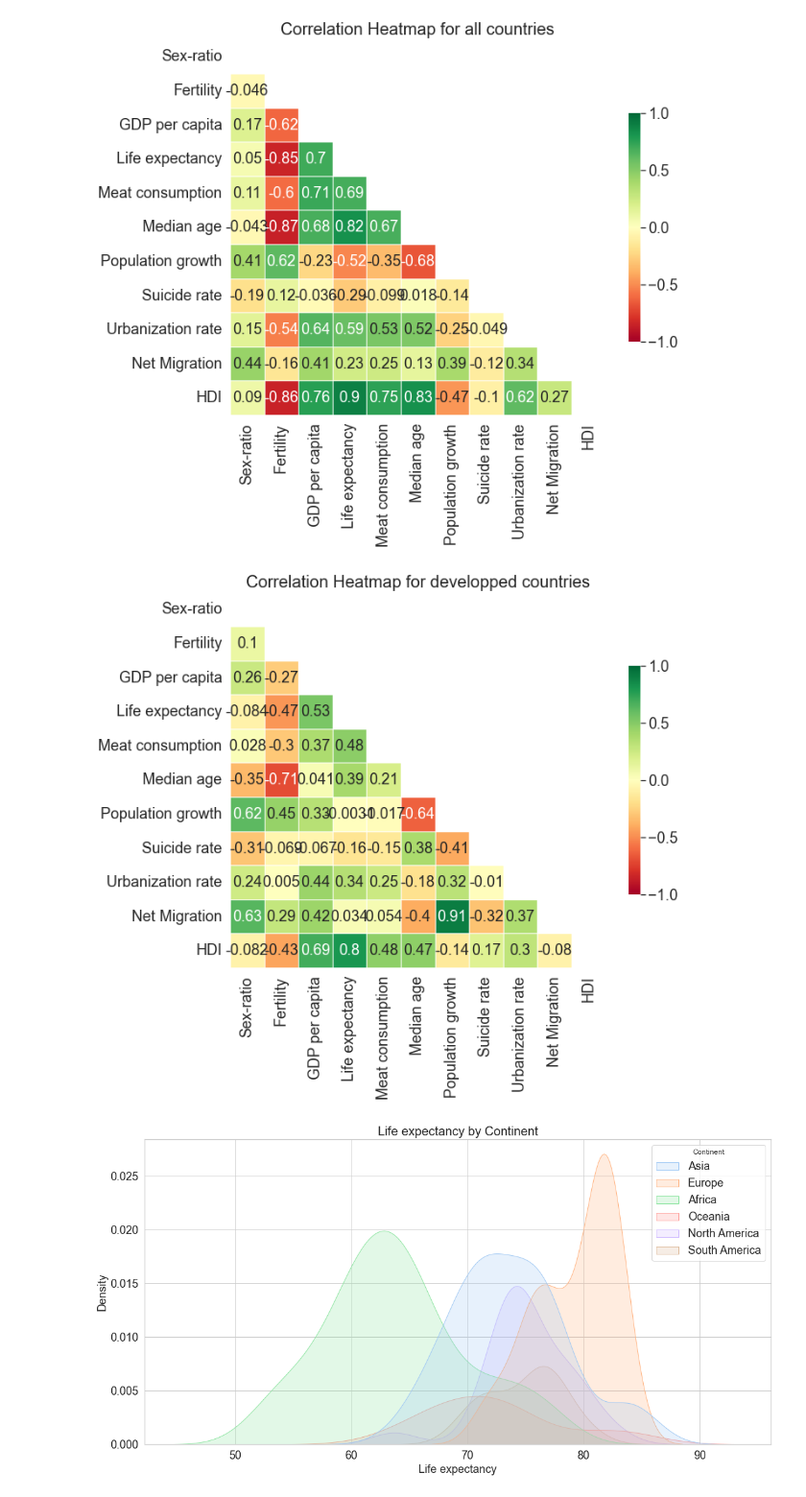
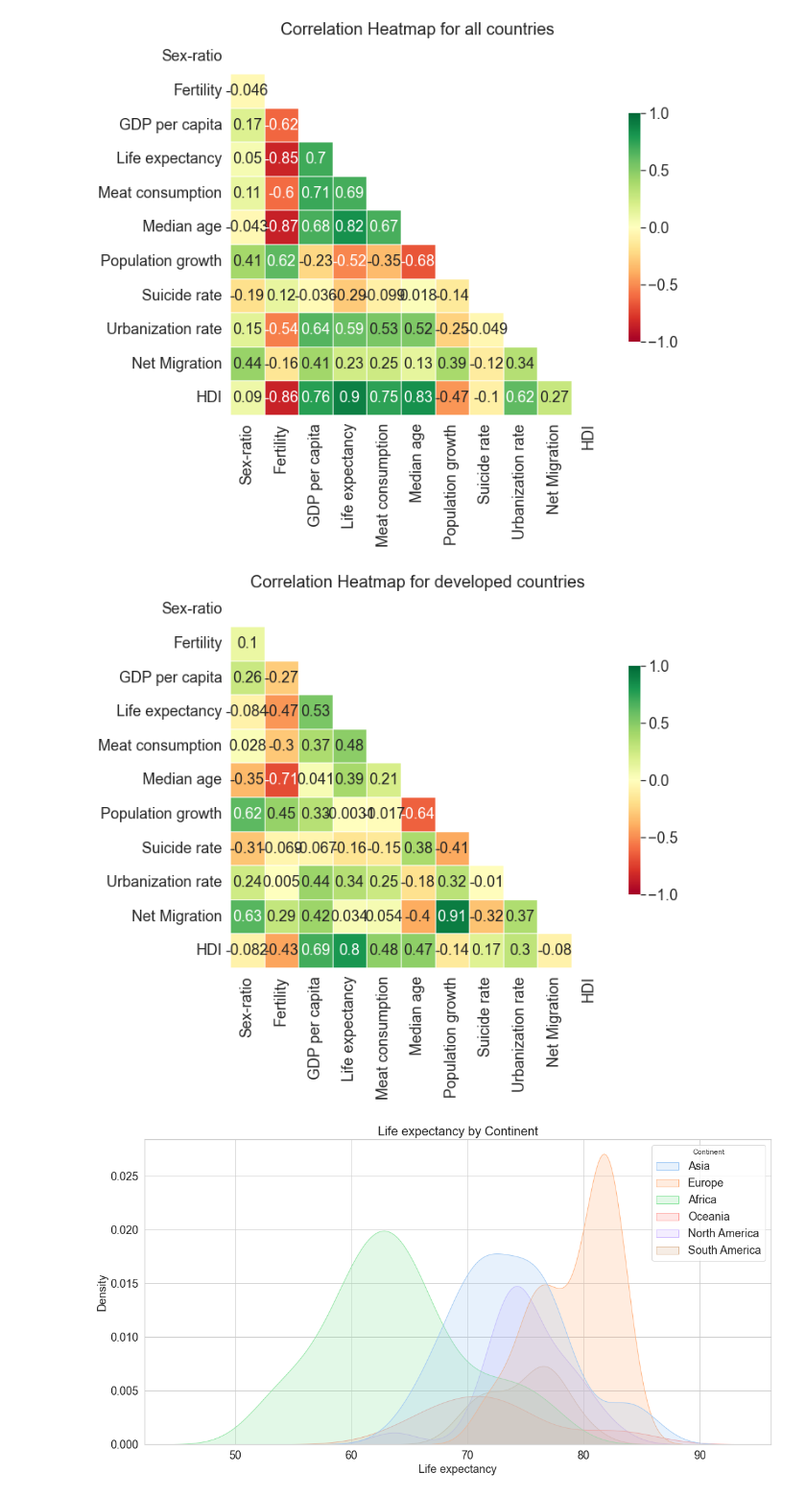
Before and after one commit to nico-stan/project-II, a Jupyter notebook: Plotting.ipynb, the cells around one changed output. Shown at 96% size. Drawn from its saved outputs; the diff is of its cells as text; code cells hidden in the pictures.

```diff
--- a/Plotting.ipynb
+++ b/Plotting.ipynb
@@ -132,32 +132,32 @@ plt.savefig("Output/images/Figure2.png")
 # %% [output]
 [figure]
 # %%
-#Finding correlations within the Developped countries in df2
+#Finding correlations within the Developed countries in df2
 #Drop cathegorical columns
 corr_df2=df2.drop(df2[df2.Class == 'In development'].index)
 corr_df2 = cl.dropping(corr_df2,'Country', 'Continent', 'Class')
 
 #Set the variables
 corrmat = corr_df2.corr()
 mask = np.triu(np.ones_like(corrmat, dtype=bool))
 top_corr_features = corrmat.index
 plt.figure(figsize = (10, 10))
-plt.title("Correlation Heatmap for developped countries")
+plt.title("Correlation Heatmap for developed countries")
 
 #Plot the heatmap
 sns.heatmap(corrmat,
             mask = mask,
             cmap='RdYlGn',
             square=True,
             linewidth=0.5,
             annot = True,
             vmax=1,
             vmin=-1,
             cbar_kws={"shrink": .5})
 
 plt.savefig("Output/images/Figure3.png")
 # %% [output]
-[figure, old version]
+[figure, new version]
 # %%
 # Life expectancy per Continent
 plt.figure(figsize = (18, 9))
```
Also changed, not shown: parts of 3 cells of this notebook.
